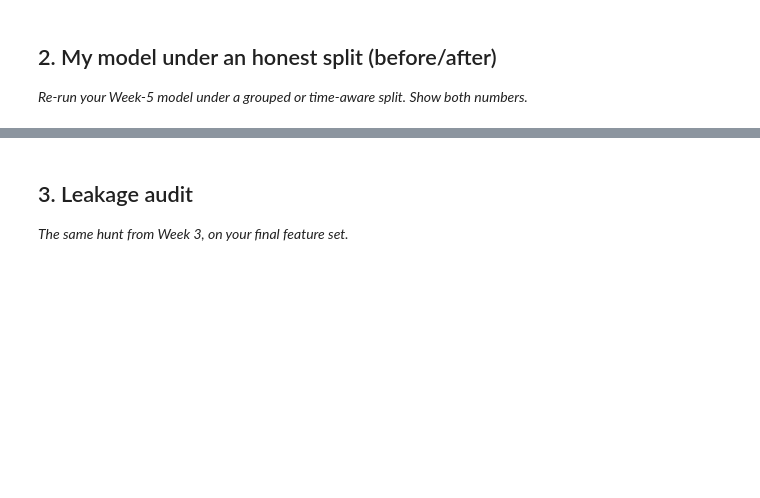
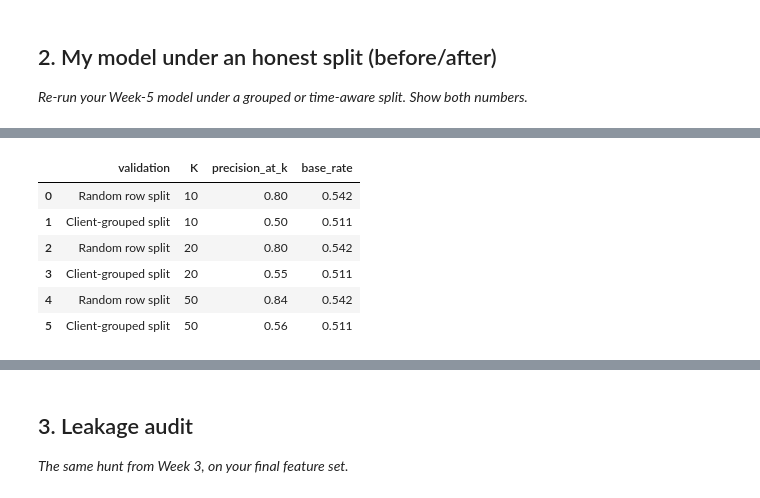
Before and after one commit to tabassumrafiq/flyrank-ml-internship, a Jupyter notebook: work/notebooks/w06_validation_audit.ipynb, the cells around one changed output, grey strips where cells are left out. Saved outputs shown, nothing was run; the diff lists cells and outputs as text; code cells hidden in the pictures; blank space fills up the shorter version.

```diff
--- a/work/notebooks/w06_validation_audit.ipynb
+++ b/work/notebooks/w06_validation_audit.ipynb
@@ -12,0 +70,10 @@ This skeleton is yours to fill. Work the sections **in order** — each one has
+# %%
+data["is_declining_label"] = (
+    data["trend_direction"] == "down"
+).astype(int)
+
+print("Target distribution:")
+display(data["is_declining_label"].value_counts())
+
+print("\nOverall base rate:")
+print(round(data["is_declining_label"].mean(), 4))
@@ -16,0 +330,52 @@ This skeleton is yours to fill. Work the sections **in order** — each one has
+# %%
+def precision_at_k(scores, labels, k):
+    scores = np.asarray(scores)
+    labels = np.asarray(labels)
+
+    k = min(k, len(scores))
+
+    order = np.argsort(-scores)[:k]
+
+    return labels[order].mean()
+# %%
+K_values = [10, 20, 50]
+
+ranking_rows = []
+
+for k in K_values:
+
+    ranking_rows.append({
+        "validation": "Random row split",
+        "K": k,
+        "precision_at_k": precision_at_k(
+            random_prob,
+            y_test_random,
+            k
+        ),
+        "base_rate": y_test_random.mean()
+    })
+
+    ranking_rows.append({
+        "validation": "Client-grouped split",
+        "K": k,
+        "precision_at_k": precision_at_k(
+            grouped_prob,
+            y_test_grouped,
+            k
+        ),
+        "base_rate": y_test_grouped.mean()
+    })
+
+ranking_comparison = pd.DataFrame(ranking_rows)
+
+display(
+    ranking_comparison.round(4)
+)
+# %% [output]
+|  | validation | K | precision_at_k | base_rate |
+| 0 | Random row split | 10 | 0.80 | 0.542 |
+| 1 | Client-grouped split | 10 | 0.50 | 0.511 |
+| 2 | Random row split | 20 | 0.80 | 0.542 |
+| 3 | Client-grouped split | 20 | 0.55 | 0.511 |
+| 4 | Random row split | 50 | 0.84 | 0.542 |
+| 5 | Client-grouped split | 50 | 0.56 | 0.511 |
```
Also changed, not shown: parts of 20 cells of this notebook.
